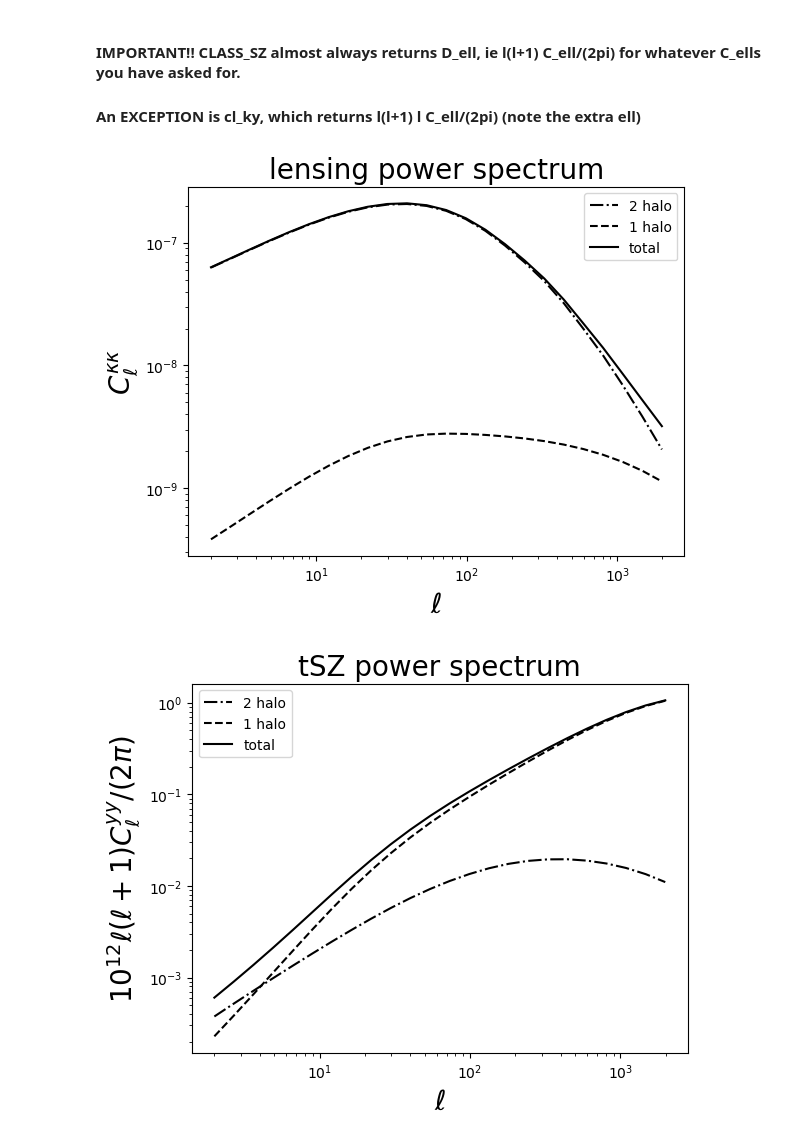
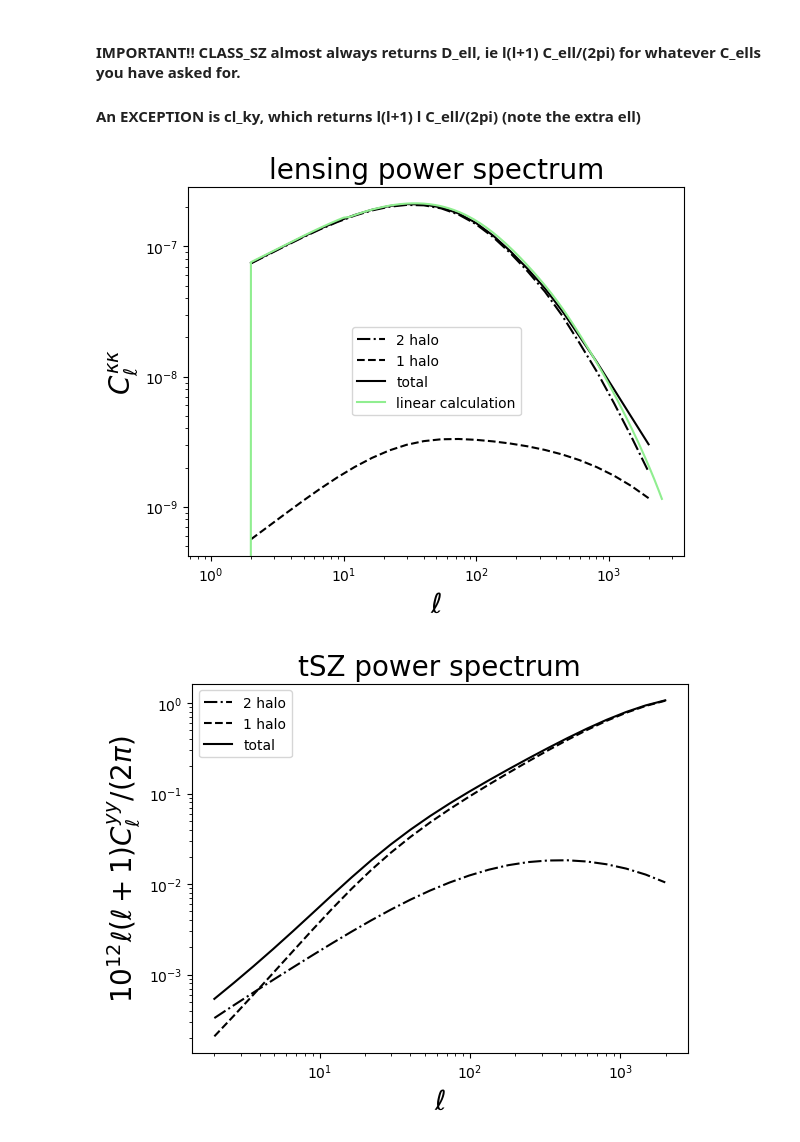
Before and after one commit to fmccarthy/tSZ_kappa_halomodel_classsz, a Jupyter notebook: clyk_halomodel_with_classz.ipynb, the cells around one changed output. Drawn from its saved outputs; the diff is of its cells as text; code cells hidden in the pictures.

```diff
--- a/clyk_halomodel_with_classz.ipynb
+++ b/clyk_halomodel_with_classz.ipynb
@@ -71,7 +78,7 @@ halo_model_settings = {
                         "x_out_truncated_nfw_profile": xout,
                         "use_fft_for_profiles_transform":1,
 #                        "include_y_counterterms":0,
-                        "mmax_for_counter_terms":5e15,
+                      #  "mmax_for_counter_terms":5e15,
                         "x_outSZ":xout,
 
                       }
@@ -137,7 +144,7 @@ def compute_power(
 
 
         #IMPORTANT NOTE: 'LENS' in these inputs always means 'kappa' (not phi)
-
+        'lensing':'yes',
     "ell_max": 2500,  #ellmax for your output C_ells
     "ell_min": 2,     #ellmin for your output C_ells
     })
@@ -155,10 +162,6 @@ def compute_power(
     cl_ky = M.cl_y_kcmb() # retrieve the cl_ky information
     cl_yy = M.cl_sz()     # retrive the cl_yy information
 
-    # below we empty the M object
-    M.struct_cleanup()
-    M.empty()
-
 
     # the class_sz wrapper functions tend to return python dicts where every entry in the
     # dict is a LIST. Here I convert them all to numpy arrays just so I can perform standard
@@ -171,7 +174,7 @@ def compute_power(
     for key in cl_yy.keys():
         cl_yy[key]=np.array(cl_yy[key])
 
-    return cl_kk, cl_ky, cl_yy
+    return cl_kk, cl_ky, cl_yy,M
 # %% [markdown]
 #### Now let's compute the power:
 
@@ -180,4 +183,8 @@ The outputs of the above function are dicts.
 
 The keys of the output dicts in class_sz tend to be 'ell' for the ells at which the C_ells are calculated; '1h' for the 1-halo term, and '2h' for the 2-halo term. The cl_kk also has a 'hf' key but we did not ask to compute the halofit kk (this would be an additional lens_lens_hf term in the "output" entry of the dict in M. As it's not computed, the 'hf'entry is just a list of zeros that we will ignore.
 # %%
-cl_kk_fiducial,cl_ky_fiducial,cl_yy_fiducial = compute_power()
+cl_kk_fiducial,cl_ky_fiducial,cl_yy_fiducial,M = compute_power()
+
+#Note that this computation can take some time - the computation time can be
+#significantly decreased by decreasing the accuracy settings in
+#halo_model_settings above
@@ -217,29 +224,32 @@ def D_ell_to_C_ell(ell,D_ell):
 # %%
 #Now let's plot cl_kk
 
 ell = cl_kk_fiducial['ell']
 
 cl_kk_1h = D_ell_to_C_ell(cl_kk_fiducial['ell'],cl_kk_fiducial['1h'])
 cl_kk_2h = D_ell_to_C_ell(cl_kk_fiducial['ell'],cl_kk_fiducial['2h'])
 
 cl_kk = cl_kk_1h+cl_kk_2h
 
 
 plt.loglog(ell,cl_kk_2h,label='2 halo',color='black',ls='-.')
 plt.loglog(ell,cl_kk_1h,label='1 halo',color='black',ls='--')
 
 plt.loglog(ell,cl_kk,label='total',color='black')
 
+plt.loglog(M.lensed_cl()['ell'],1/4*M.lensed_cl()['ell']**2*(1+M.lensed_cl()['ell'])**2*M.lensed_cl()['pp'],
+           color='lightgreen',label='linear calculation')
+
 plt.legend()
 
 plt.title("lensing power spectrum",fontsize=20)
 
 
 plt.xlabel(r'$\ell$',fontsize=20)
 plt.ylabel(r'$C_\ell^{\kappa\kappa}$',fontsize=20)
 plt.show()
 # %% [output]
-[figure, old version]
+[figure, new version]
 # %%
 # Now let's plot cl_yy. It's often plotted as D_l, but we will convert
 # first to C_l and then plot it as D_l after
```
Also changed, not shown: parts of 16 cells of this notebook.
